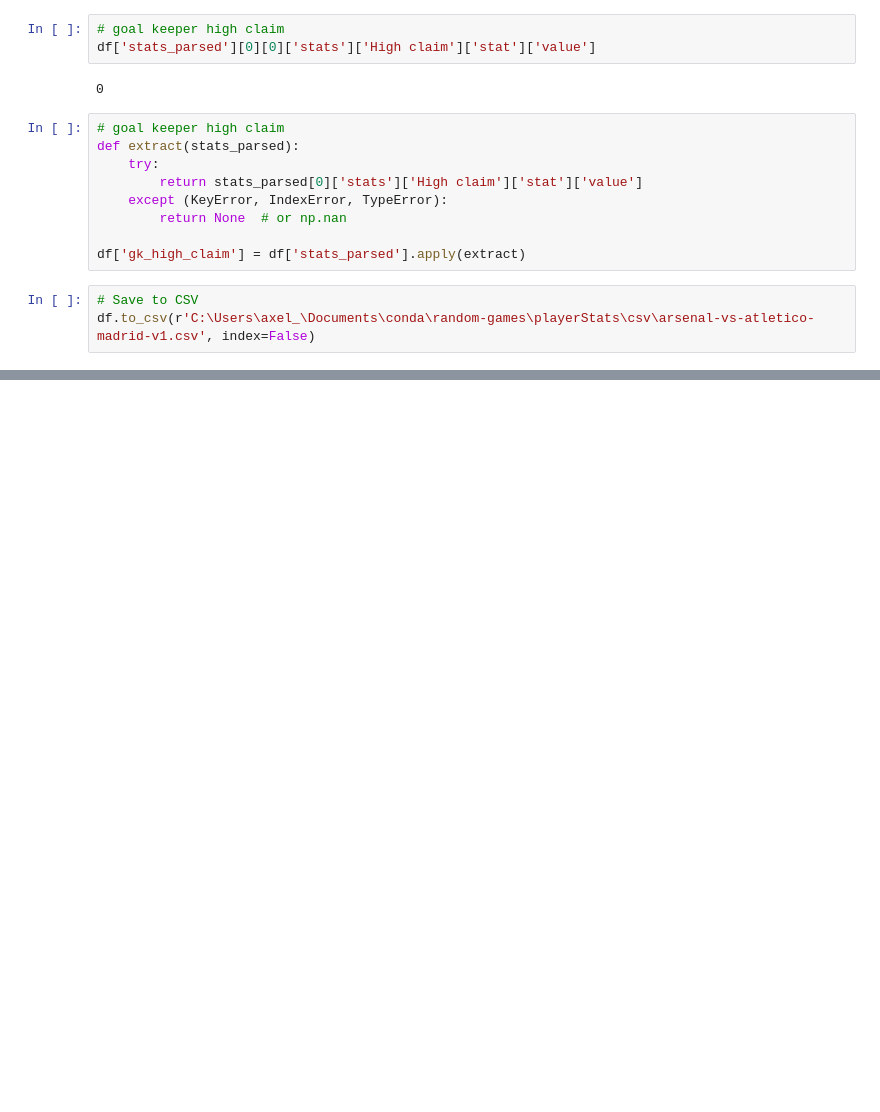
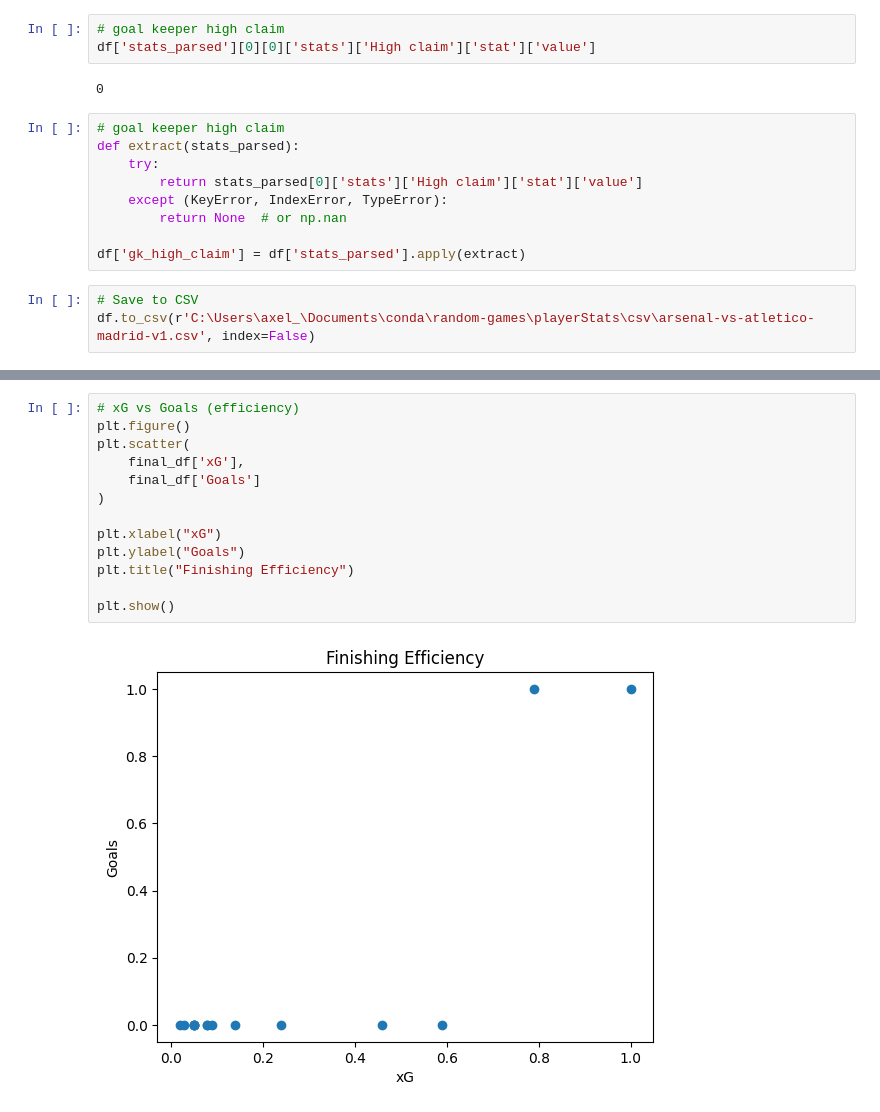
Before and after one commit to bolaxel/random-games, a Jupyter notebook: analysis.ipynb, the cells around one changed output, grey strips where cells are left out. Saved outputs shown, nothing was run; the diff lists cells and outputs as text; blank space fills up the shorter version.

```diff
--- a/analysis.ipynb
+++ b/analysis.ipynb
@@ -498,0 +738,15 @@ c_df
+# %%
+# xG vs Goals (efficiency)
+plt.figure()
+plt.scatter(
+    final_df['xG'],
+    final_df['Goals']
+)
+
+plt.xlabel("xG")
+plt.ylabel("Goals")
+plt.title("Finishing Efficiency")
+
+plt.show()
+# %% [output]
+[figure, added]
```
Also changed, not shown: parts of 21 cells of this notebook, 9 other files.
